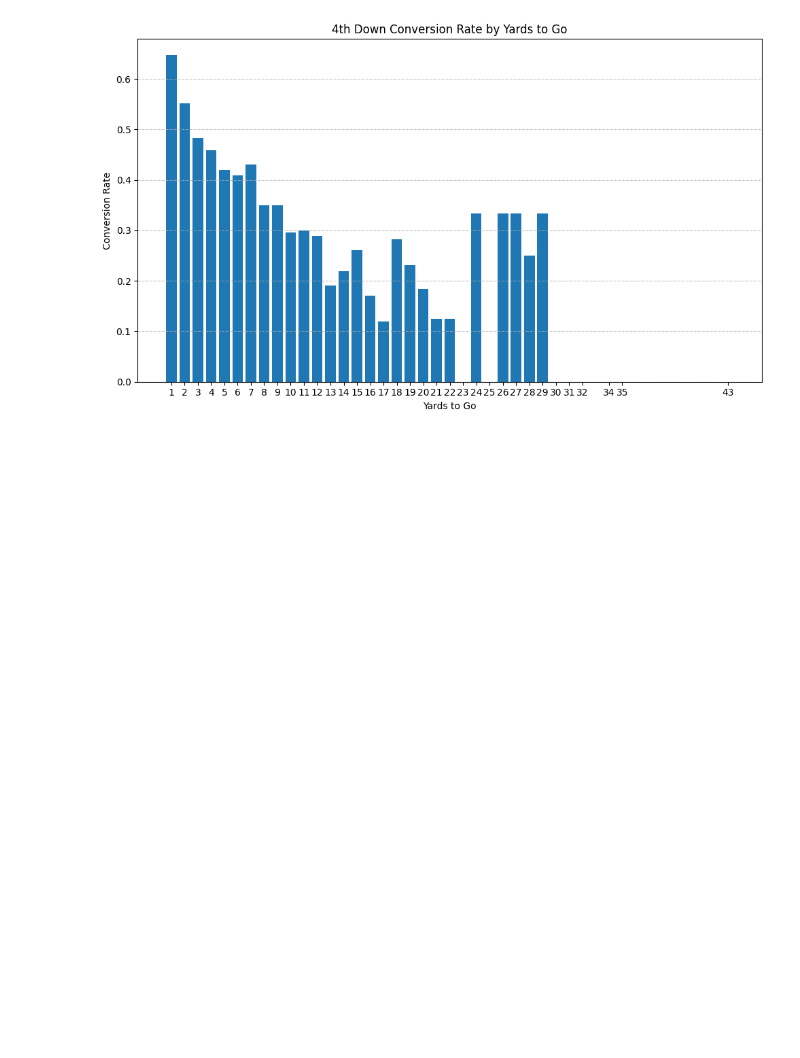
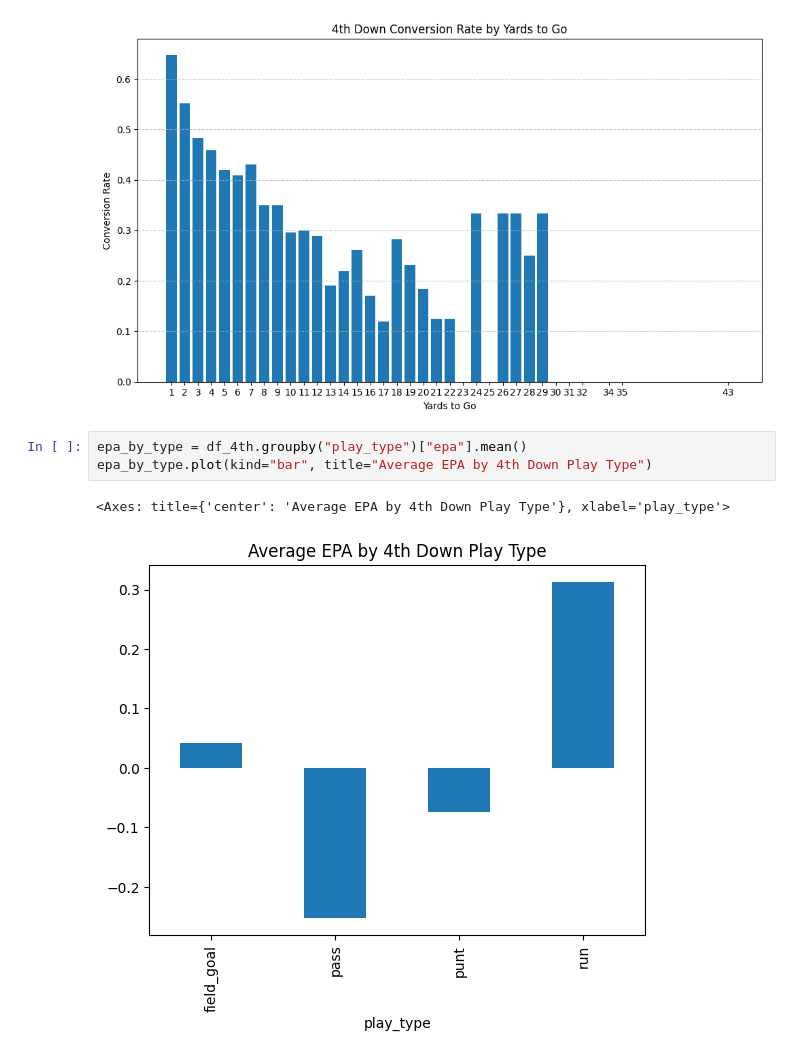
Before and after one commit to slimseidl/4th-Down-Model, a Jupyter notebook: notebooks/eda.ipynb, the cells around one changed output. Saved outputs shown, nothing was run; the diff lists cells and outputs as text; blank space fills up the shorter version.

```diff
--- a/notebooks/eda.ipynb
+++ b/notebooks/eda.ipynb
@@ -148,3 +148,9 @@ plt.tight_layout()
 plt.show()
 # %% [output]
 [figure]
+# %%
+epa_by_type = df_4th.groupby("play_type")["epa"].mean()
+epa_by_type.plot(kind="bar", title="Average EPA by 4th Down Play Type")
+# %% [output]
+<Axes: title={'center': 'Average EPA by 4th Down Play Type'}, xlabel='play_type'>
+[figure, added]
```
Also changed, not shown: parts of 1 cell of this notebook.
